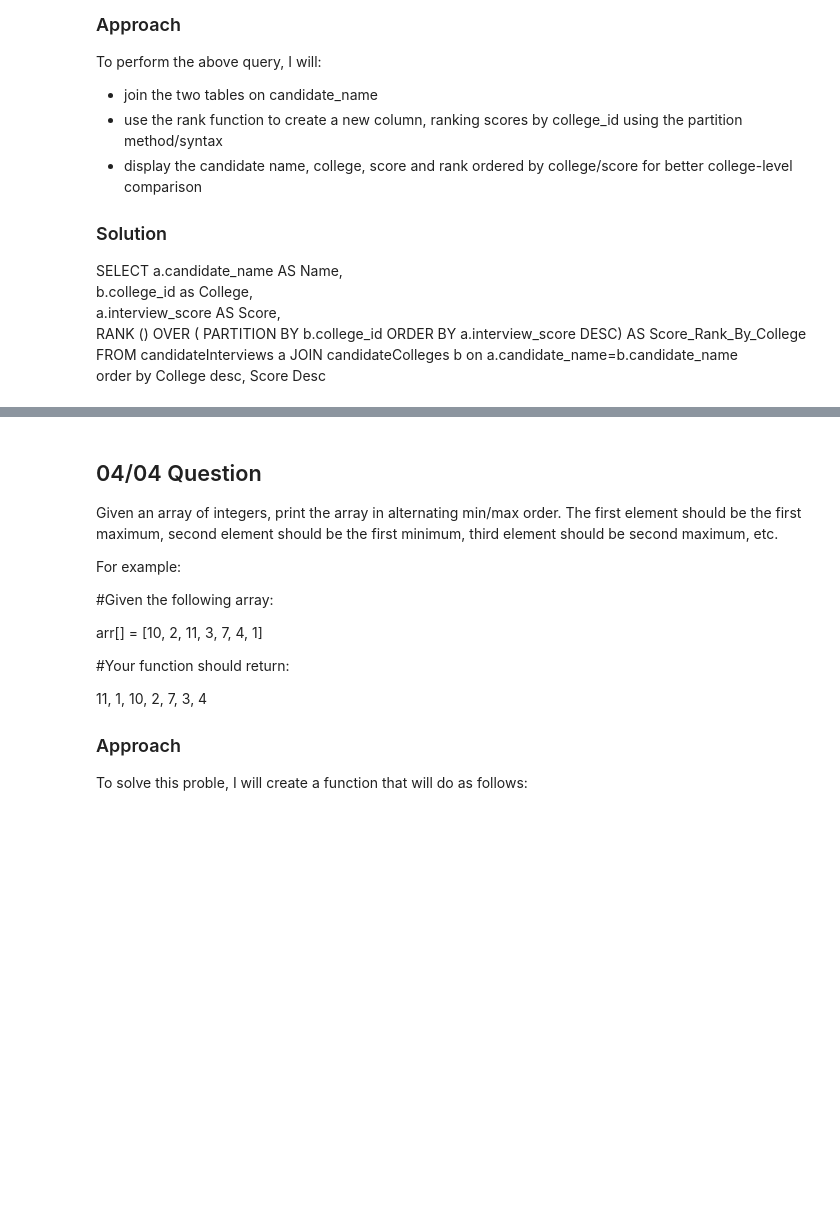
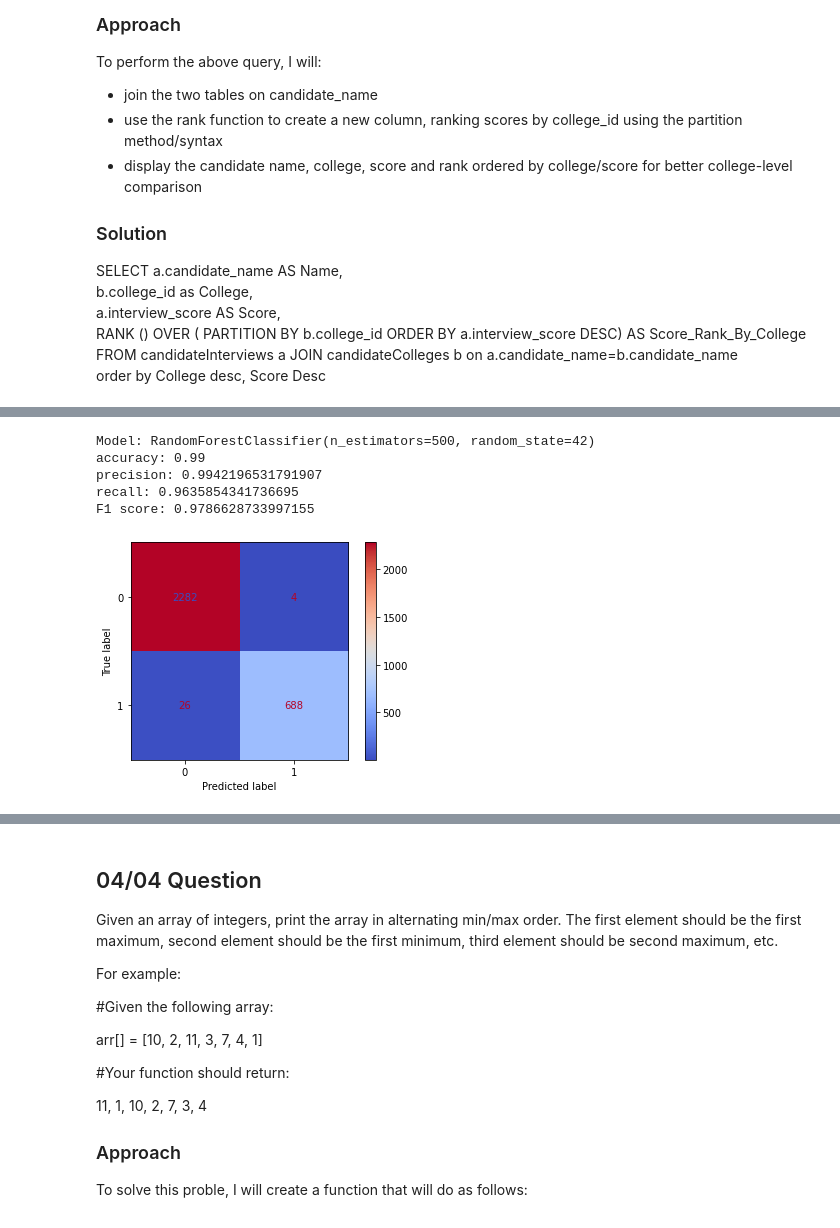
Before and after one commit to akstl1/InterviewQs-Data-Science-Questions, a Jupyter notebook: 2022.04 Interview Qs.ipynb, the cells around one changed output, grey strips where cells are left out. Drawn from its saved outputs; the diff is of its cells as text; code cells hidden in the pictures; blank space fills up the shorter version.

```diff
--- a/2022.04 Interview Qs.ipynb
+++ b/2022.04 Interview Qs.ipynb
@@ -94,0 +164,2 @@ order by College desc, Score Desc
+# %%
+data_2022_04_08=pd.get_dummies(data_2022_04_08)
@@ -94,0 +202,37 @@ order by College desc, Score Desc
+# %%
+X=data_2022_04_08.drop('left',axis=1)
+y=data_2022_04_08['left']
+
+X_train, X_test, y_train, y_test = train_test_split(X, y, test_size=0.2, random_state=42,stratify=y)
+# %%
+def run_model(X_test,X_train, y_test,y_train, model):
+    model.fit(X_train,y_train)
+    y_pred_class = model.predict(X_test)
+    y_pred_proba = model.predict_proba(X_test)[:,1]
+    plot_confusion_matrix(model,X_test,y_test,cmap='coolwarm')
+
+    #Accuracy ((# of correct classifactions out of all attempted classifications))
+    accuracy=accuracy_score(y_test,y_pred_class)
+
+    # Precision (of all observations that were predicted +, how many were actually +)
+    precision=precision_score(y_test,y_pred_class)
+
+    #Recall (of all + observations, how many did we predict as +)
+    recall=recall_score(y_test,y_pred_class)
+
+    #f1 score (harmonic mean of recall and precision)
+    f1=f1_score(y_test,y_pred_class)
+
+    nl='\n'
+    return (print(f'Model: {model} {nl}accuracy: {accuracy} {nl}precision: {precision} {nl}recall: {recall} {nl}F1 score: {f1}'))
+# %%
+random_forest_clf = RandomForestClassifier(random_state=42,n_estimators=500)
+# %%
+run_model(X_test,X_train, y_test,y_train, random_forest_clf)
+# %% [output]
+Model: RandomForestClassifier(n_estimators=500, random_state=42)
+accuracy: 0.99
+precision: 0.9942196531791907
+recall: 0.9635854341736695
+F1 score: 0.9786628733997155
+[figure, added]
```
Also changed, not shown: parts of 8 cells of this notebook.
